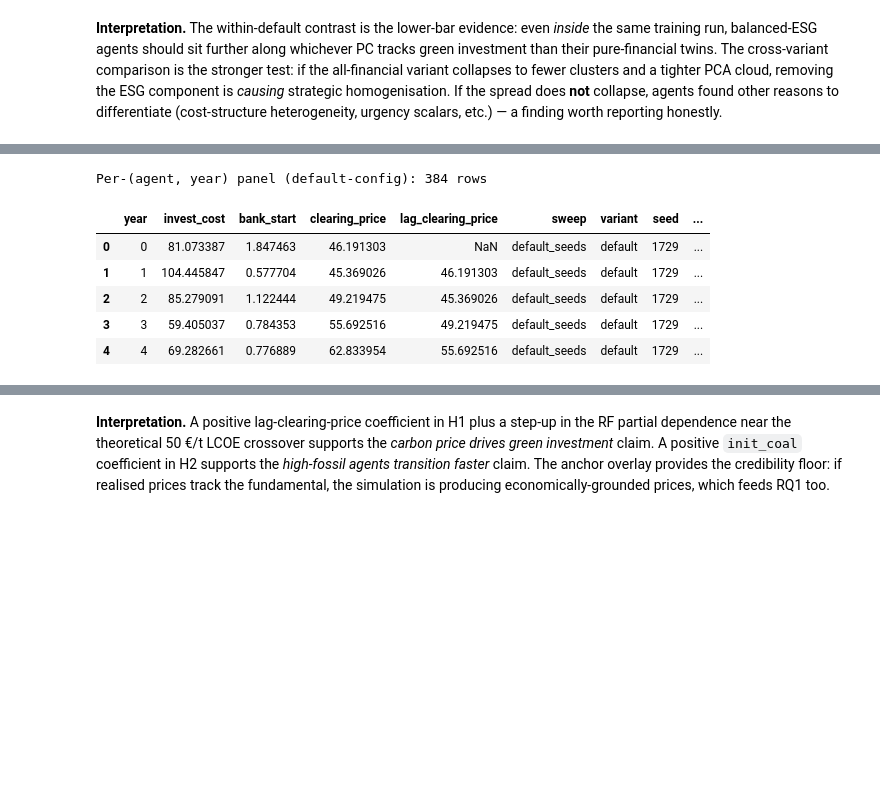
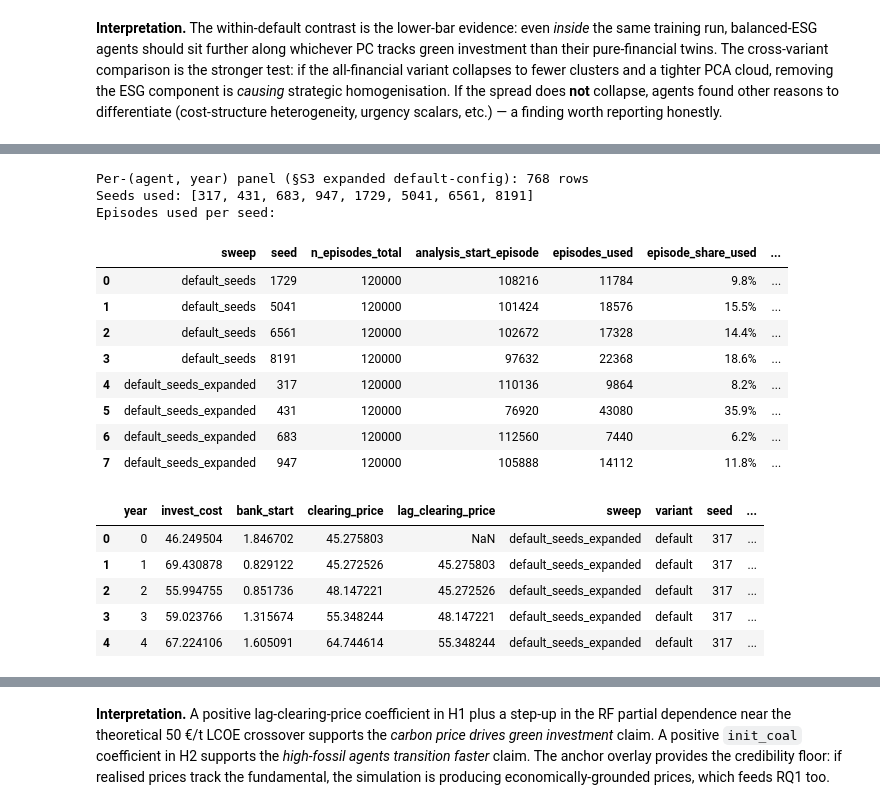
Before and after one commit to DJH961/Thesis-Energy-Auction, a Jupyter notebook: notebooks/ets_marl - Data Science Analysis.ipynb, the cells around one changed output, grey strips where cells are left out. Drawn from its saved outputs; the diff is of its cells as text; code cells hidden in the pictures; blank space fills up the shorter version.

```diff
--- a/notebooks/ets_marl - Data Science Analysis.ipynb
+++ b/notebooks/ets_marl - Data Science Analysis.ipynb
@@ -1868,18 +2099,38 @@ Mean absolute deviation: 34.69 EUR/t
 # %%
-# Per-(run, agent, year) panel for §S3 hypothesis tests was built during
-# the streaming pre-compute and lives in `pay_df`. Default-config slice only
-# (override variants enter §R1, not the credibility section).
-pay = pay_df[pay_df.set_index(['sweep', 'variant', 'seed']).index.isin(list(DEFAULT_RUNS))].copy()
-print(f'Per-(agent, year) panel (default-config): {len(pay)} rows')
+# The §S3 hypothesis panel is built in the previous cell from the original
+# four default seeds plus the default seeds in `default_seeds_expanded.yaml`.
+# It remains a per-(run, agent, year) panel, with each row averaged over the
+# converged-tail episodes reported in `s3_run_summary`.
+if 'pay' not in globals() or pay.empty:
+    raise RuntimeError('Run the §S3 expanded default-seed panel cell before the H1/H2 tests.')
+
+print(f'Per-(agent, year) panel (§S3 expanded default-config): {len(pay)} rows')
+print(f"Seeds used: {sorted(pay['seed'].unique().tolist())}")
+print('Episodes used per seed:')
+display(s3_run_summary[['sweep', 'seed', 'n_episodes_total',
+                        'analysis_start_episode', 'episodes_used',
+                        'episode_share_used', 'agent_year_rows']]
+        .style.format({'episode_share_used': '{:.1%}'}))
 display(pay.head())
 # %% [output]
-Per-(agent, year) panel (default-config): 384 rows
+Per-(agent, year) panel (§S3 expanded default-config): 768 rows
+Seeds used: [317, 431, 683, 947, 1729, 5041, 6561, 8191]
+Episodes used per seed:
-|  | year | invest_cost | bank_start | clearing_price | lag_clearing_price | sweep | variant | seed | ... |
-| 0 | 0 | 81.073387 | 1.847463 | 46.191303 | NaN | default_seeds | default | 1729 | ... |
-| 1 | 1 | 104.445847 | 0.577704 | 45.369026 | 46.191303 | default_seeds | default | 1729 | ... |
-| 2 | 2 | 85.279091 | 1.122444 | 49.219475 | 45.369026 | default_seeds | default | 1729 | ... |
-| 3 | 3 | 59.405037 | 0.784353 | 55.692516 | 49.219475 | default_seeds | default | 1729 | ... |
-| 4 | 4 | 69.282661 | 0.776889 | 62.833954 | 55.692516 | default_seeds | default | 1729 | ... |
+|  | sweep | seed | n_episodes_total | analysis_start_episode | episodes_used | episode_share_used | ... |
+| 0 | default_seeds | 1729 | 120000 | 108216 | 11784 | 9.8% | ... |
+| 1 | default_seeds | 5041 | 120000 | 101424 | 18576 | 15.5% | ... |
+| 2 | default_seeds | 6561 | 120000 | 102672 | 17328 | 14.4% | ... |
+| 3 | default_seeds | 8191 | 120000 | 97632 | 22368 | 18.6% | ... |
+| 4 | default_seeds_expanded | 317 | 120000 | 110136 | 9864 | 8.2% | ... |
+| 5 | default_seeds_expanded | 431 | 120000 | 76920 | 43080 | 35.9% | ... |
+| 6 | default_seeds_expanded | 683 | 120000 | 112560 | 7440 | 6.2% | ... |
+| 7 | default_seeds_expanded | 947 | 120000 | 105888 | 14112 | 11.8% | ... |
+|  | year | invest_cost | bank_start | clearing_price | lag_clearing_price | sweep | variant | seed | ... |
+| 0 | 0 | 46.249504 | 1.846702 | 45.275803 | NaN | default_seeds_expanded | default | 317 | ... |
+| 1 | 1 | 69.430878 | 0.829122 | 45.272526 | 45.275803 | default_seeds_expanded | default | 317 | ... |
+| 2 | 2 | 55.994755 | 0.851736 | 48.147221 | 45.272526 | default_seeds_expanded | default | 317 | ... |
+| 3 | 3 | 59.023766 | 1.315674 | 55.348244 | 48.147221 | default_seeds_expanded | default | 317 | ... |
+| 4 | 4 | 67.224106 | 1.605091 | 64.744614 | 55.348244 | default_seeds_expanded | default | 317 | ... |
 # %%
 # --- (c) H1 — does carbon price drive green investment? -------------
 INV_THRESH = float(np.nanpercentile(pay['invest_cost'], 75)) if len(pay) else 0.0
```
Also changed, not shown: parts of 5 cells of this notebook, 6 other files.
